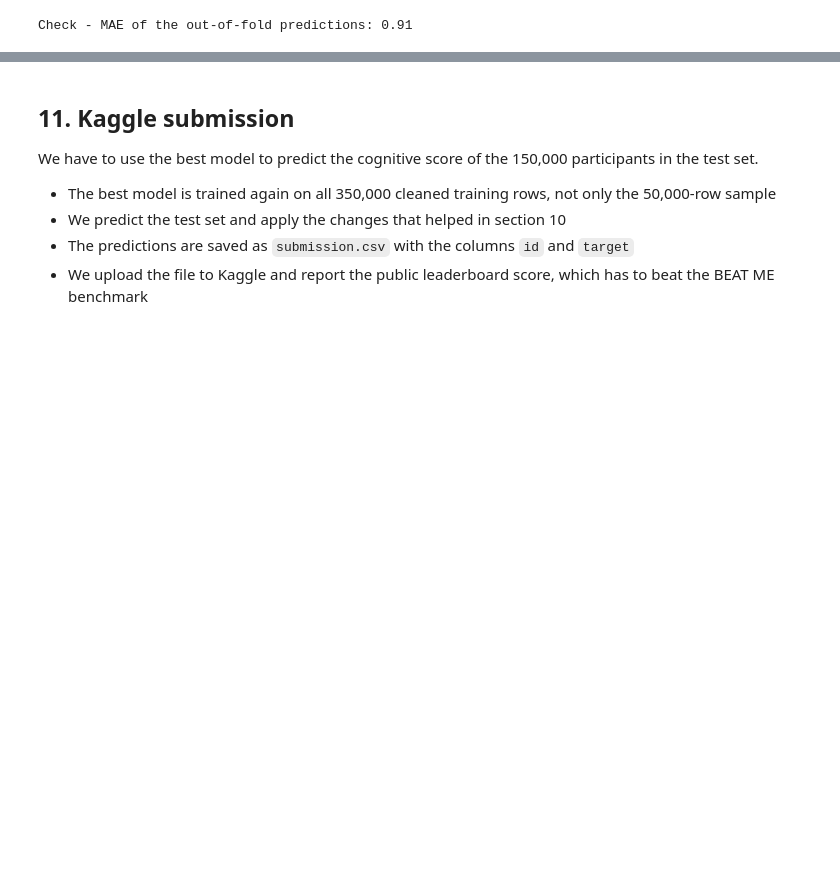
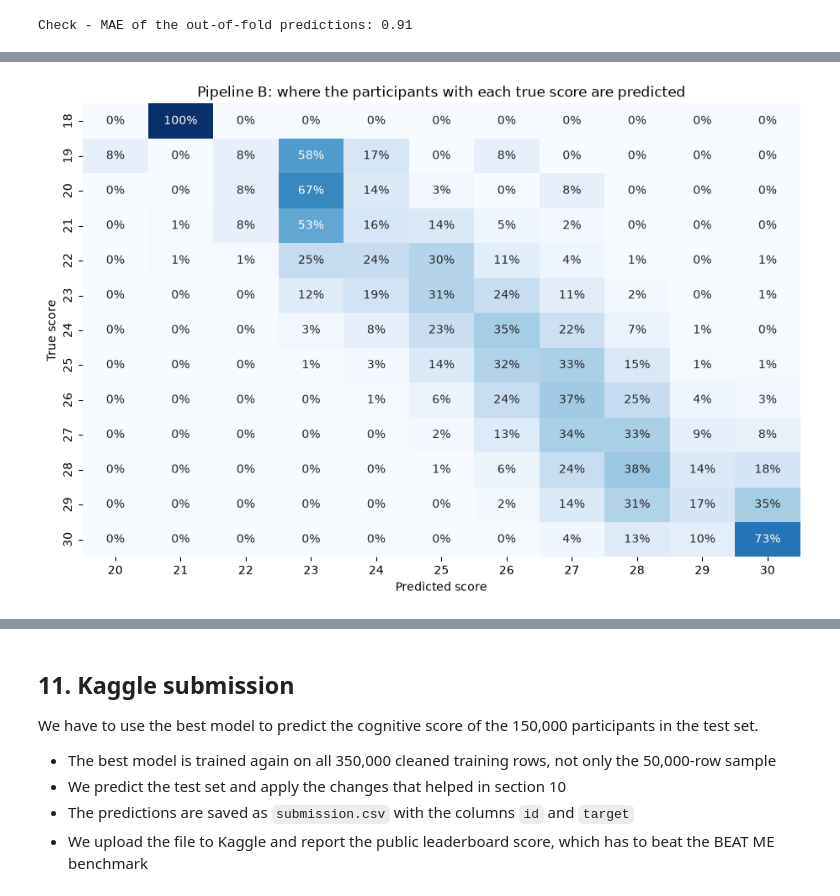
Before and after one commit to kacoew/DAT200-CAs, a Jupyter notebook: CA05_26H/CA5_Group6.ipynb, the cells around one changed output, grey strips where cells are left out. Cells and saved outputs as stored; diff of their text form; code cells hidden in the pictures; blank space fills up the shorter version.

```diff
--- a/CA05_26H/CA5_Group6.ipynb
+++ b/CA05_26H/CA5_Group6.ipynb
@@ -646,3 +737,16 @@ Best number of bins: 14 | CV MAE pipeline B: 0.959
+# %%
+# Section 8.3 - Visualisation of pipeline B with 14 bins (one class per score)
+# Rows = true score, columns = predicted score. Each row shows where the participants with that
+# true score ended up, so each row adds up to 100%. A perfect model would only fill the diagonal.
+confusion_b = pd.crosstab(y_tune, pred_b.astype(int), normalize="index")
+plt.figure(figsize=(11, 7))
+sns.heatmap(confusion_b, annot=True, fmt=".0%", cmap="Blues", cbar=False)
+plt.title("Pipeline B: where the participants with each true score are predicted")
+plt.xlabel("Predicted score")
+plt.ylabel("True score")
+plt.show()
+# %% [output]
+[figure, added]
 # %% [markdown]
 **Conclusion 8:** The number of bins has a large effect on the MAE. With few bins the prediction is coarse: with 3 bins, everyone in the bin 27–30 gets the same score, so the MAE is 1.326 even when the right bin is chosen.
 More bins generally give a lower MAE (5 bins: 1.134, 7 bins: 1.068), and 14 bins, one bin per score, is best with an MAE of 0.959.
```
Also changed, not shown: parts of 31 cells of this notebook, 4 other files.
